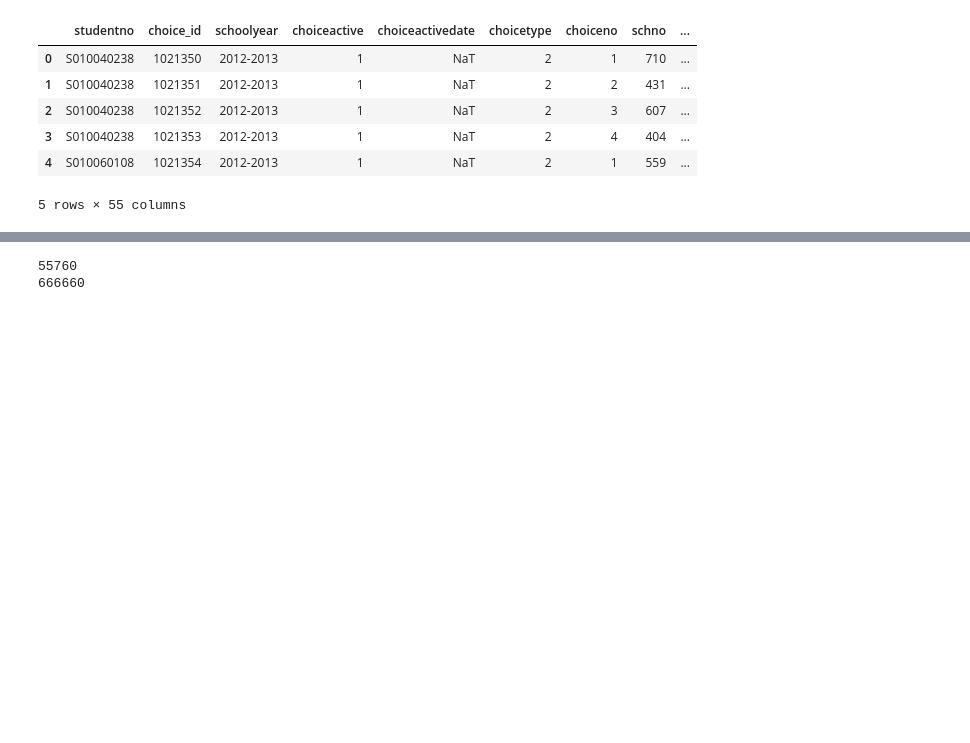
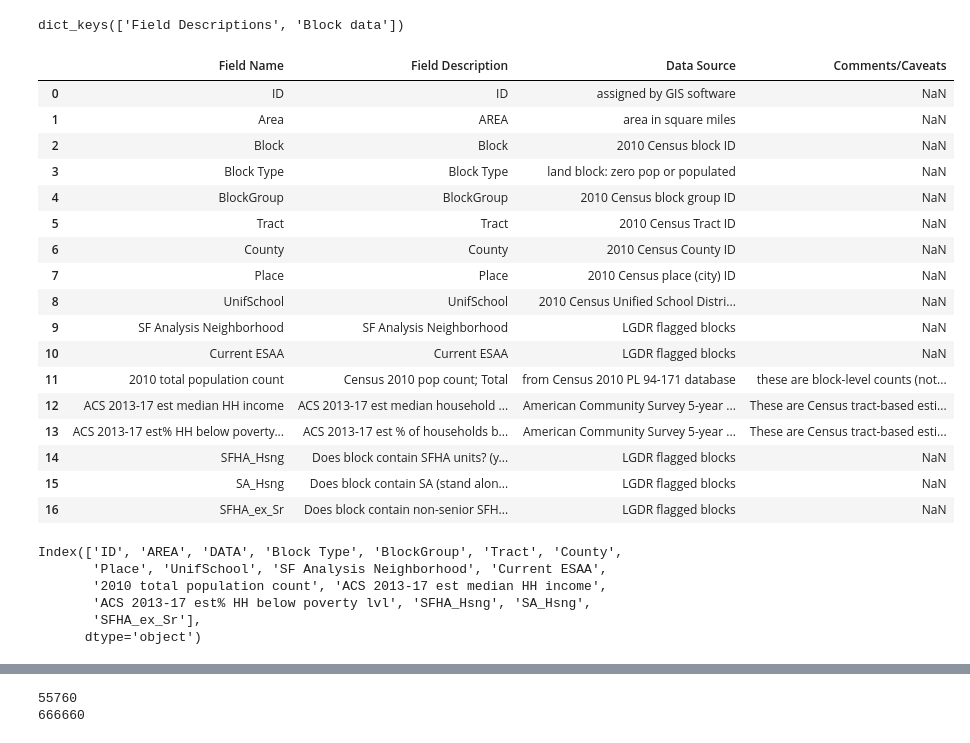
Before and after one commit to 18rberry/Operationalizing-Equity-Tiebreaker-in-SF, a Jupyter notebook: notebooks/20210623-jjl-eda.ipynb, the cells around one changed output, grey strips where cells are left out. Saved outputs shown, nothing was run; the diff lists cells and outputs as text; code cells hidden in the pictures; blank space fills up the shorter version.

```diff
--- a/notebooks/20210623-jjl-eda.ipynb
+++ b/notebooks/20210623-jjl-eda.ipynb
@@ -17,11 +11,40 @@ file_name = "Data/Student and family data/out_SFUSD20191220_1_1_student_assignme
+# %%
+file_name = "Census Blocks w SFHA Flag.xlsx"
 # %%
-df = etl.read_data(file_name)
-df.head()
+df_dict = etl.read_data(file_name)
+df_dict.keys()
 # %% [output]
-|  | studentno | choice_id | schoolyear | choiceactive | choiceactivedate | choicetype | choiceno | schno | ... |
-| 0 | S010040238 | 1021350 | 2012-2013 | 1 | NaT | 2 | 1 | 710 | ... |
-| 1 | S010040238 | 1021351 | 2012-2013 | 1 | NaT | 2 | 2 | 431 | ... |
-| 2 | S010040238 | 1021352 | 2012-2013 | 1 | NaT | 2 | 3 | 607 | ... |
-| 3 | S010040238 | 1021353 | 2012-2013 | 1 | NaT | 2 | 4 | 404 | ... |
-| 4 | S010060108 | 1021354 | 2012-2013 | 1 | NaT | 2 | 1 | 559 | ... |
-5 rows × 55 columns
+dict_keys(['Field Descriptions', 'Block data'])
+# %%
+df_dict['Field Descriptions']
+# %% [output]
+|  | Field Name | Field Description | Data Source | Comments/Caveats |
+| 0 | ID | ID | assigned by GIS software | NaN |
+| 1 | Area | AREA | area in square miles | NaN |
+| 2 | Block | Block | 2010 Census block ID | NaN |
+| 3 | Block Type | Block Type | land block: zero pop or populated | NaN |
+| 4 | BlockGroup | BlockGroup | 2010 Census block group ID | NaN |
+| 5 | Tract | Tract | 2010 Census Tract ID | NaN |
+| 6 | County | County | 2010 Census County ID | NaN |
+| 7 | Place | Place | 2010 Census place (city) ID | NaN |
+| 8 | UnifSchool | UnifSchool | 2010 Census Unified School Distri... | NaN |
+| 9 | SF Analysis Neighborhood | SF Analysis Neighborhood | LGDR flagged blocks | NaN |
+| 10 | Current ESAA | Current ESAA | LGDR flagged blocks | NaN |
+| 11 | 2010 total population count | Census 2010 pop count; Total | from Census 2010 PL 94-171 database | these are block-level counts (not... |
+| 12 | ACS 2013-17 est median HH income | ACS 2013-17 est median household ... | American Community Survey 5-year ... | These are Census tract-based esti... |
+| 13 | ACS 2013-17 est% HH below poverty... | ACS 2013-17 est % of households b... | American Community Survey 5-year ... | These are Census tract-based esti... |
+| 14 | SFHA_Hsng | Does block contain SFHA units? (y... | LGDR flagged blocks | NaN |
+| 15 | SA_Hsng | Does block contain SA (stand alon... | LGDR flagged blocks | NaN |
+| 16 | SFHA_ex_Sr | Does block contain non-senior SFH... | LGDR flagged blocks | NaN |
+# %%
+df_block = df_dict['Block data'].copy()
+df_block.set_index('Block', inplace=True)
+
+df_block.columns
+# %% [output]
+Index(['ID', 'AREA', 'DATA', 'Block Type', 'BlockGroup', 'Tract', 'County',
+       'Place', 'UnifSchool', 'SF Analysis Neighborhood', 'Current ESAA',
+       '2010 total population count', 'ACS 2013-17 est median HH income',
+       'ACS 2013-17 est% HH below poverty lvl', 'SFHA_Hsng', 'SA_Hsng',
+       'SFHA_ex_Sr'],
+      dtype='object')
```
Also changed, not shown: parts of 7 cells of this notebook.
